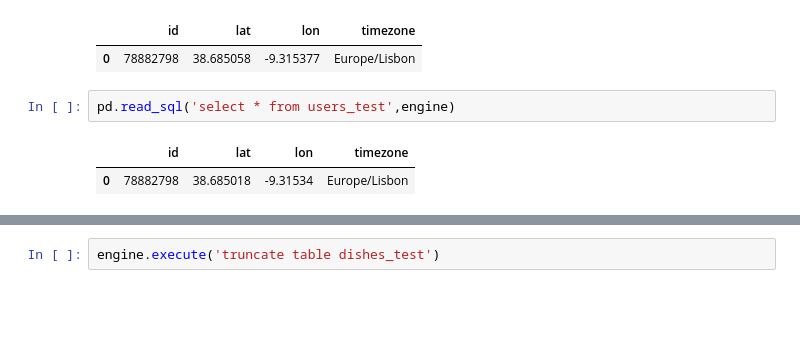
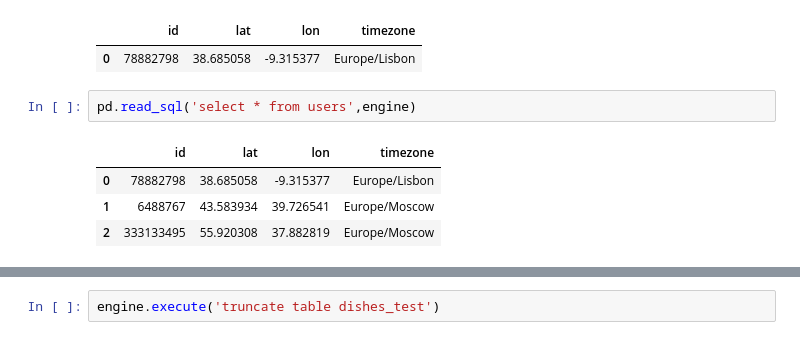
Before and after one commit to DmitriyG228/food, a Jupyter notebook: 00_psql.ipynb, the cells around one changed output, grey strips where cells are left out. Saved outputs shown, nothing was run; the diff lists cells and outputs as text; blank space fills up the shorter version.

```diff
--- a/00_psql.ipynb
+++ b/00_psql.ipynb
@@ -191,10 +191,12 @@ pd.read_sql('select * from users',engine)
 |  | id | lat | lon | timezone |
 | 0 | 78882798 | 38.685058 | -9.315377 | Europe/Lisbon |
 # %%
-pd.read_sql('select * from users_test',engine)
+pd.read_sql('select * from users',engine)
 # %% [output]
 |  | id | lat | lon | timezone |
-| 0 | 78882798 | 38.685018 | -9.31534 | Europe/Lisbon |
+| 0 | 78882798 | 38.685058 | -9.315377 | Europe/Lisbon |
+| 1 | 6488767 | 43.583934 | 39.726541 | Europe/Moscow |
+| 2 | 333133495 | 55.920308 | 37.882819 | Europe/Moscow |
 # %%
 pd.read_sql('select COUNT(DISTINCT(USER_ID)) from DISHES',engine)
 # %% [output]
```
Also changed, not shown: parts of 1 cell of this notebook, 2 other files.
